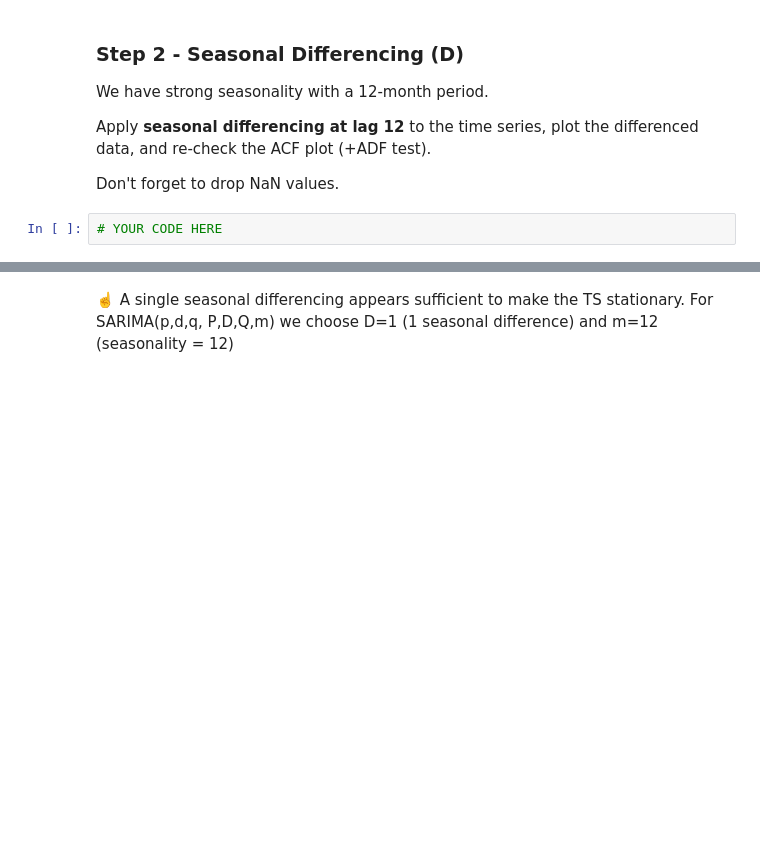
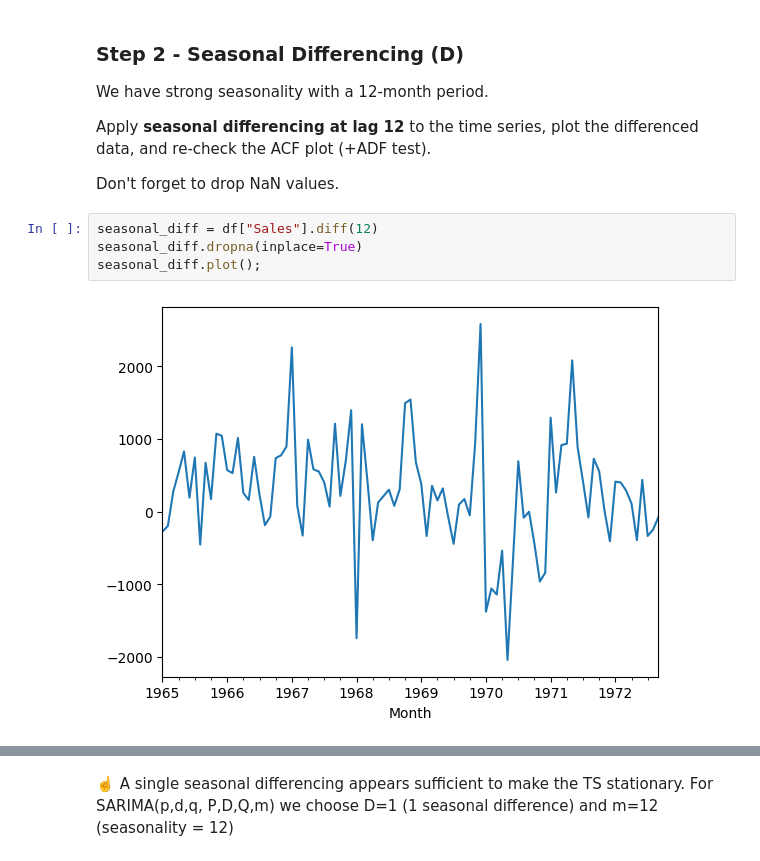
Before and after one commit to itsyeren/sarima, a Jupyter notebook: sarima.ipynb, the cells around one changed output, grey strips where cells are left out. Saved outputs shown, nothing was run; the diff lists cells and outputs as text; blank space fills up the shorter version.

```diff
--- a/sarima.ipynb
+++ b/sarima.ipynb
@@ -108,5 +176,9 @@ We have strong seasonality with a 12-month period.
 Apply **seasonal differencing at lag 12** to the time series, plot the differenced data, and re-check the ACF plot (+ADF test).
 
 Don't forget to drop NaN values.
-# %%
-# YOUR CODE HERE
+# %%
+seasonal_diff = df["Sales"].diff(12)
+seasonal_diff.dropna(inplace=True)
+seasonal_diff.plot();
+# %% [output]
+[figure, added]
```
Also changed, not shown: parts of 26 cells of this notebook.
